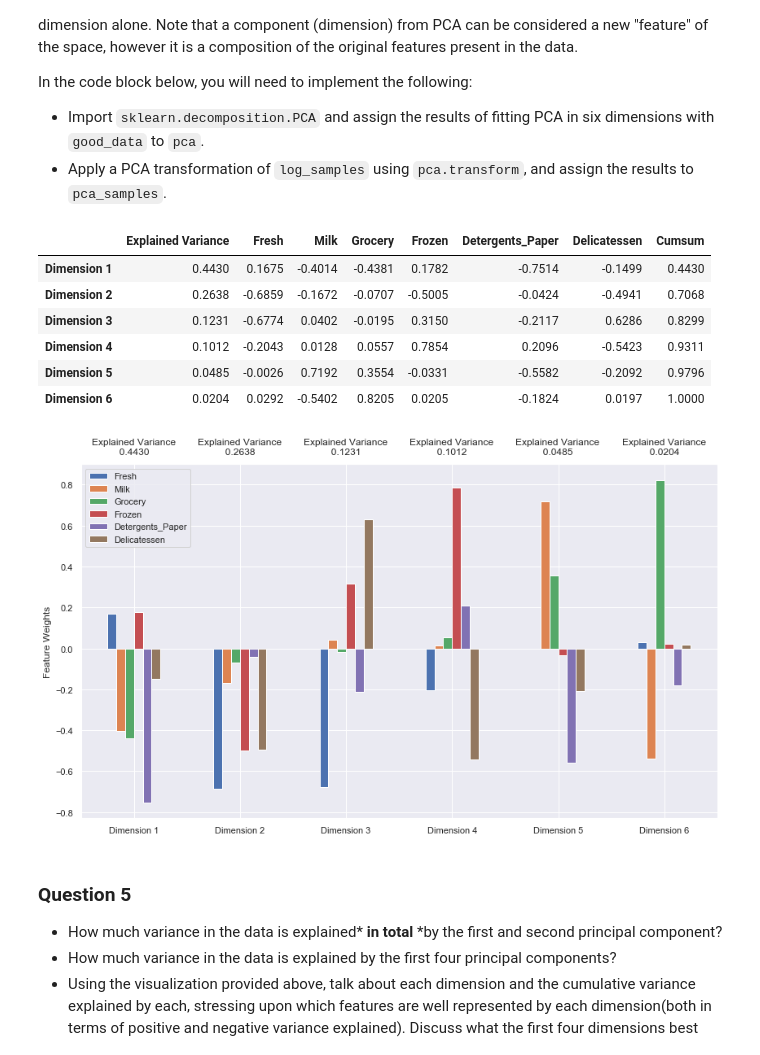
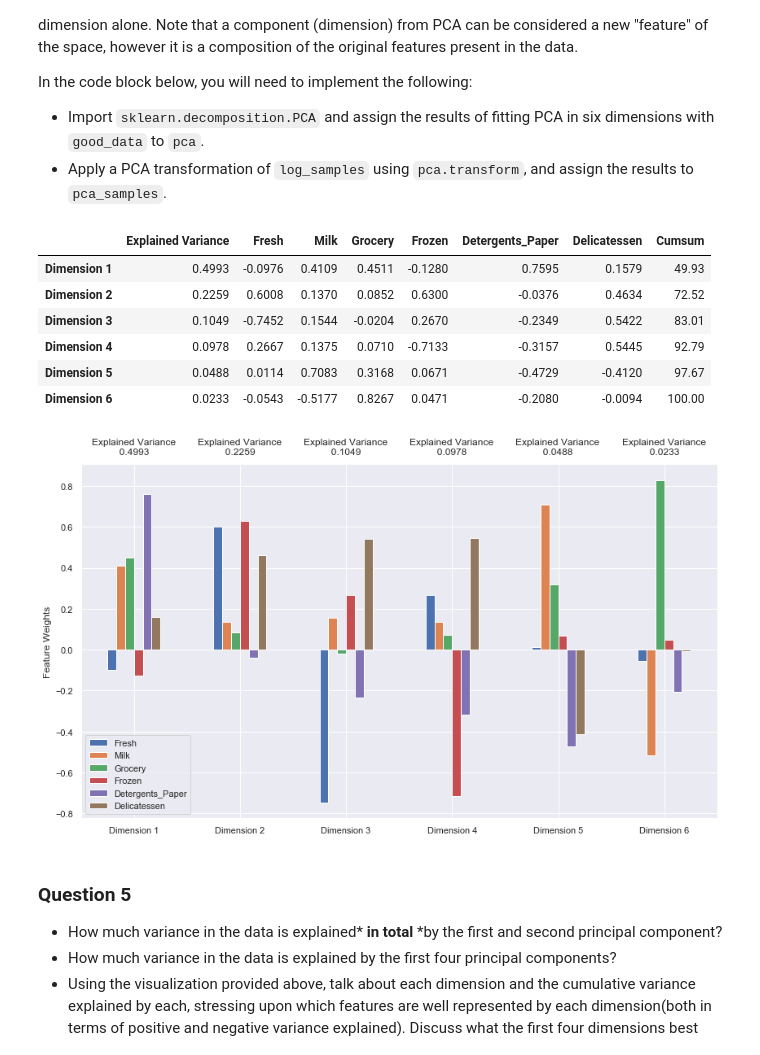
Before and after one commit to sp-mishra/machine-learning, a Jupyter notebook: projects/customer_segments/customer_segments.ipynb, the cells around one changed output. Drawn from its saved outputs; the diff is of its cells as text; code cells hidden in the pictures.

```diff
--- a/projects/customer_segments/customer_segments.ipynb
+++ b/projects/customer_segments/customer_segments.ipynb
@@ -147,7 +147,7 @@ samples['Total Spend'] = np.float64(samples.sum(axis=1))
 print("Chosen samples of wholesale customers dataset:")
 hp.display_html("Raw data")
 display(samples)
-
+samples = samples.drop(columns = ['Total Spend'])
 # Display the heatmap too
 selected_sorted_data = sorted_data.loc[indices].drop('Total', axis = 1)
 hp.display_html("Data with Percentage")
@@ -157,7 +157,7 @@ display(selected_sorted_data)
 hp.display_html("Described Data details")
 unsorted_data['Total Spend'] = np.float64(unsorted_data.sum(axis=1))
 display(unsorted_data.describe())
-
+random_state = 43
 sns.heatmap(data = selected_sorted_data, annot = True, robust = True, cbar = True, cmap = sns.color_palette("Blues"), vmin = 1, vmax = 100)
 del sorted_data
 del unsorted_data
@@ -392,7 +392,7 @@ for feature in log_data.keys():
     hp.display_html("Data points considered outliers for the feature '{}':".format(feature))
     print('Outlier step: {}'.format(step))
     display(current_outlier)
-    print('Numbers of outlier of "{}": {}'.format(feature, outlier.count()[feature]))
+    print('Numbers of outlier of "{}": {}'.format(feature, current_outlier.count()[feature]))
 
 
 # Remove the outliers, if any were specified. Here I am removing duplicate outliers.
@@ -401,7 +401,8 @@ unique_outliers = np.unique(all_outliers)
 dup_outliers, indices = np.unique(all_outliers, return_inverse=True)
 # Count number of occurrences of each value. Get the duplicate set
 dup_outliers = dup_outliers[np.bincount(indices)>1]
-good_data = log_data.drop(log_data.index[dup_outliers]).reset_index(drop = True)
+# good_data = log_data.drop(log_data.index[dup_outliers]).reset_index(drop = True)
+good_data = log_data.drop(log_data.index[all_outliers]).reset_index(drop = True)
 hp.display_html('Good data')
 display(good_data.head())
 hp.display_html('Outliers')
@@ -481,26 +484,27 @@ In the code block below, you will need to implement the following:
 # %%
 # TODO: Apply PCA to the good data with the same number of dimensions as features
 from sklearn.decomposition import PCA
 
-pca = PCA(n_components = 6).fit(good_data)
+pca = PCA(n_components = 6, random_state = random_state, whiten = False).fit(good_data)
 # TODO: Apply a PCA transformation to the sample log-data
-pca_samples = pca.transform(log_samples.drop(columns = ['Total Spend']))
+pca_samples = pca.transform(log_samples)
 
 # Generate PCA results plot
 pca_results = vs.pca_results(good_data, pca)
+# Clone it and do the operation on the clone. Keep the original untouched. Changing the original has caused problem in past for me
 pca_results_clone = pca_results.copy(deep=True)
-pca_results_clone['Cumsum'] = pca_results_clone['Explained Variance'].cumsum()
+pca_results_clone['Cumsum'] = np.multiply(100, pca_results_clone['Explained Variance'].cumsum())
 display(pca_results_clone)
 del pca_results_clone
 # %% [output]
 |  | Explained Variance | Fresh | Milk | Grocery | Frozen | Detergents_Paper | Delicatessen | Cumsum |
-| Dimension 1 | 0.4430 | 0.1675 | -0.4014 | -0.4381 | 0.1782 | -0.7514 | -0.1499 | 0.4430 |
-| Dimension 2 | 0.2638 | -0.6859 | -0.1672 | -0.0707 | -0.5005 | -0.0424 | -0.4941 | 0.7068 |
-| Dimension 3 | 0.1231 | -0.6774 | 0.0402 | -0.0195 | 0.3150 | -0.2117 | 0.6286 | 0.8299 |
-| Dimension 4 | 0.1012 | -0.2043 | 0.0128 | 0.0557 | 0.7854 | 0.2096 | -0.5423 | 0.9311 |
-| Dimension 5 | 0.0485 | -0.0026 | 0.7192 | 0.3554 | -0.0331 | -0.5582 | -0.2092 | 0.9796 |
-| Dimension 6 | 0.0204 | 0.0292 | -0.5402 | 0.8205 | 0.0205 | -0.1824 | 0.0197 | 1.0000 |
+| Dimension 1 | 0.4993 | -0.0976 | 0.4109 | 0.4511 | -0.1280 | 0.7595 | 0.1579 | 49.93 |
+| Dimension 2 | 0.2259 | 0.6008 | 0.1370 | 0.0852 | 0.6300 | -0.0376 | 0.4634 | 72.52 |
+| Dimension 3 | 0.1049 | -0.7452 | 0.1544 | -0.0204 | 0.2670 | -0.2349 | 0.5422 | 83.01 |
+| Dimension 4 | 0.0978 | 0.2667 | 0.1375 | 0.0710 | -0.7133 | -0.3157 | 0.5445 | 92.79 |
+| Dimension 5 | 0.0488 | 0.0114 | 0.7083 | 0.3168 | 0.0671 | -0.4729 | -0.4120 | 97.67 |
+| Dimension 6 | 0.0233 | -0.0543 | -0.5177 | 0.8267 | 0.0471 | -0.2080 | -0.0094 | 100.00 |
-[figure, old version]
+[figure, new version]
 # %% [markdown]
 ### Question 5
 
```
Also changed, not shown: parts of 13 cells of this notebook.
